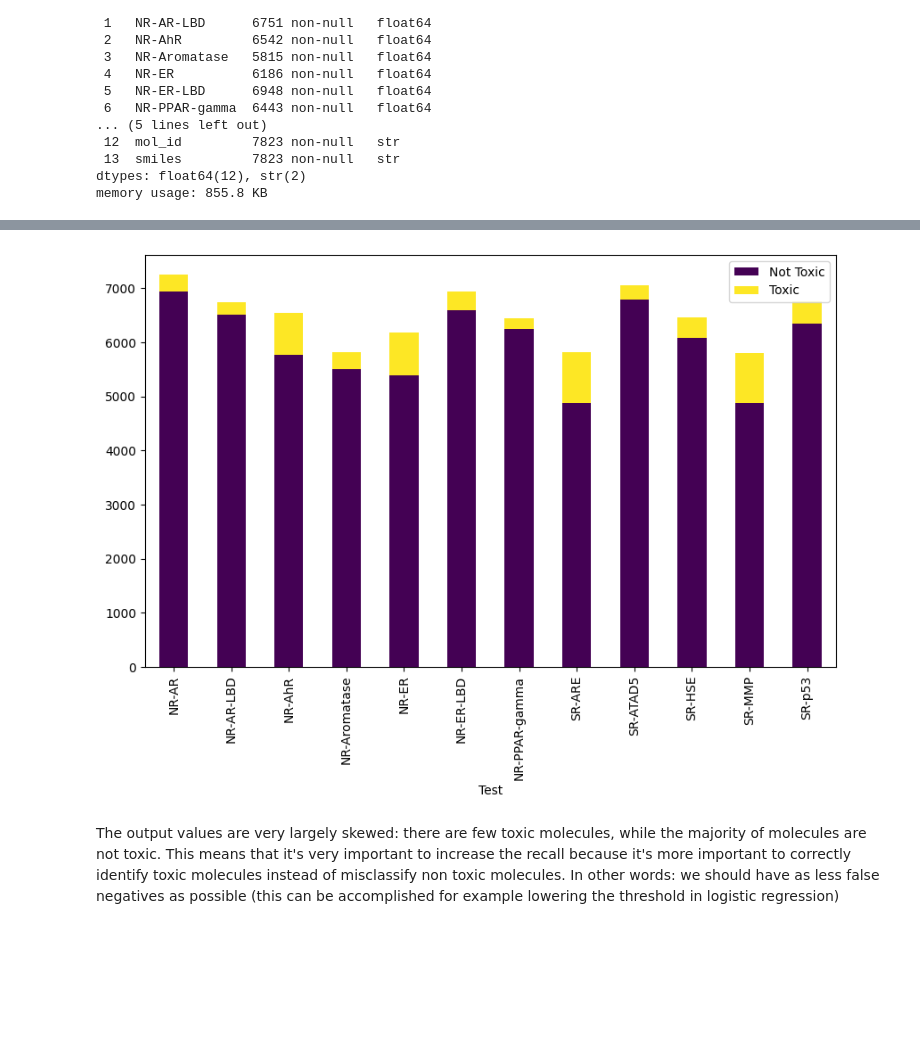
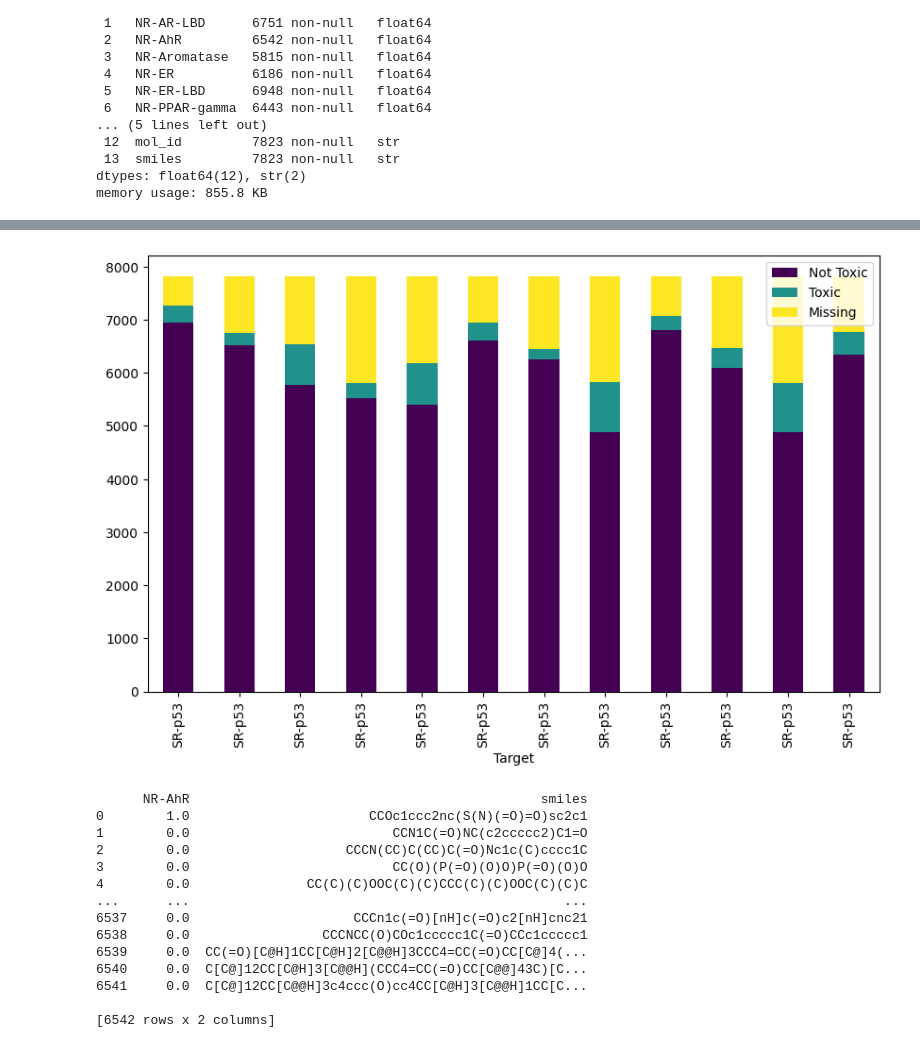
Before and after one commit to marco-la-rosa/tox21-toxicity-ML-classification, a Jupyter notebook: tox21-toxicity-ML-classification.ipynb, the cells around one changed output, grey strips where cells are left out. Drawn from its saved outputs; the diff is of its cells as text; code cells hidden in the pictures; blank space fills up the shorter version.

```diff
--- a/tox21-toxicity-ML-classification.ipynb
+++ b/tox21-toxicity-ML-classification.ipynb
@@ -143,11 +92,11 @@ Index(['NR-AR', 'NR-AR-LBD', 'NR-AhR', 'NR-Aromatase', 'NR-ER', 'NR-ER-LBD',
        'mol_id', 'smiles'],
       dtype='str')
 # %%
-assays = df.columns[:-2]
+targets = df.columns[:-2]
 
 print("The bioassays are: ")
-for i in range(len(assays)):
-  print(f"{i+1}. {assays[i]}")
+for i in range(len(targets)):
+  print(f"{i+1}. {targets[i]}")
 # %% [output]
 The bioassays are:
 1. NR-AR
@@ -261,0 +152,4 @@ print(counts_df.to_string())
+# %%
+for target in targets:
+    data_counts = df.groupby(target).size()
+    print(data_counts)
@@ -261,0 +174,27 @@ print(counts_df.to_string())
+# %%
+# summary of dataset
+
+summary = []
+
+for target in targets:
+    not_toxic = (df[target] == 0).sum()
+    toxic = (df[target] == 1).sum()
+    nan = (df[target]).isnull().sum()
+
+    total = not_toxic + toxic + nan
+    valid_total = not_toxic + toxic
+
+    summary.append({
+        "Target": col,
+        "Not Toxic": not_toxic,
+        "Toxic": toxic,
+        "Missing": nan,
+        "Toxic % (on valid)": (toxic / valid_total) * 100,
+        "Not Toxic % (on valid)": (not_toxic / valid_total) * 100,
+        "Missing % (on total)": (nan / total * 100)
+        })
+
+summary_df = pd.DataFrame(summary)
+# %%
+counts_df = summary_df[["Target", "Not Toxic", "Toxic", "Missing"]]
+print(counts_df)
@@ -262,11 +268,27 @@ print(counts_df.to_string())
 # %%
-ax = counts_df.set_index("Test").plot.bar(stacked=True, figsize=(10, 6), colormap="viridis")
+# visualizing classes distributions
+
+ax = counts_df.set_index("Target").plot.bar(stacked=True, figsize=(10, 6), cmap=cmap)
 fig = ax.get_figure()
 save_plot("class-distribution")
 plt.show()
 # %% [output]
-[figure, old version]
+[figure, new version]
-# %% [markdown]
-The output values are very largely skewed: there are few toxic molecules, while the majority of molecules are not toxic.
-This means that it's very important to increase the recall because it's more important to correctly identify toxic molecules instead of misclassify non toxic molecules.
-In other words: we should have as less false negatives as possible (this can be accomplished for example lowering the threshold in logistic regression)
+# %%
+NR_AhR_df = df[["NR-AhR", "smiles"]].dropna().reset_index(drop=True)
+print(NR_AhR_df)
+# %% [output]
+      NR-AhR                                             smiles
+0        1.0                       CCOc1ccc2nc(S(N)(=O)=O)sc2c1
+1        0.0                          CCN1C(=O)NC(c2ccccc2)C1=O
+2        0.0                    CCCN(CC)C(CC)C(=O)Nc1c(C)cccc1C
+3        0.0                          CC(O)(P(=O)(O)O)P(=O)(O)O
+4        0.0               CC(C)(C)OOC(C)(C)CCC(C)(C)OOC(C)(C)C
+...      ...                                                ...
+6537     0.0                     CCCn1c(=O)[nH]c(=O)c2[nH]cnc21
+6538     0.0                 CCCNCC(O)COc1ccccc1C(=O)CCc1ccccc1
+6539     0.0  CC(=O)[C@H]1CC[C@H]2[C@@H]3CCC4=CC(=O)CC[C@]4(...
+6540     0.0  C[C@]12CC[C@H]3[C@@H](CCC4=CC(=O)CC[C@@]43C)[C...
+6541     0.0  C[C@]12CC[C@@H]3c4ccc(O)cc4CC[C@H]3[C@@H]1CC[C...
+
+[6542 rows x 2 columns]
```
Also changed, not shown: parts of 74 cells of this notebook, 3 other files.
